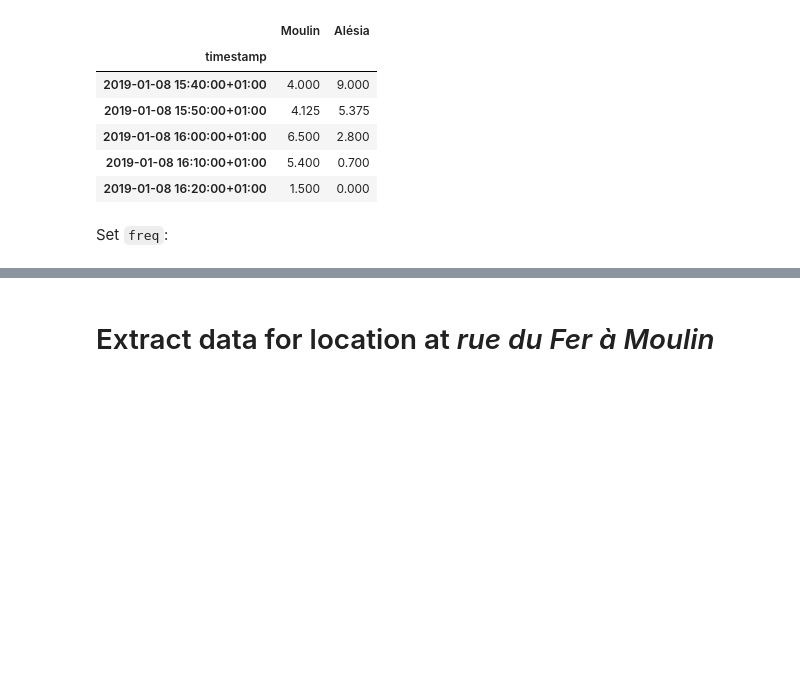
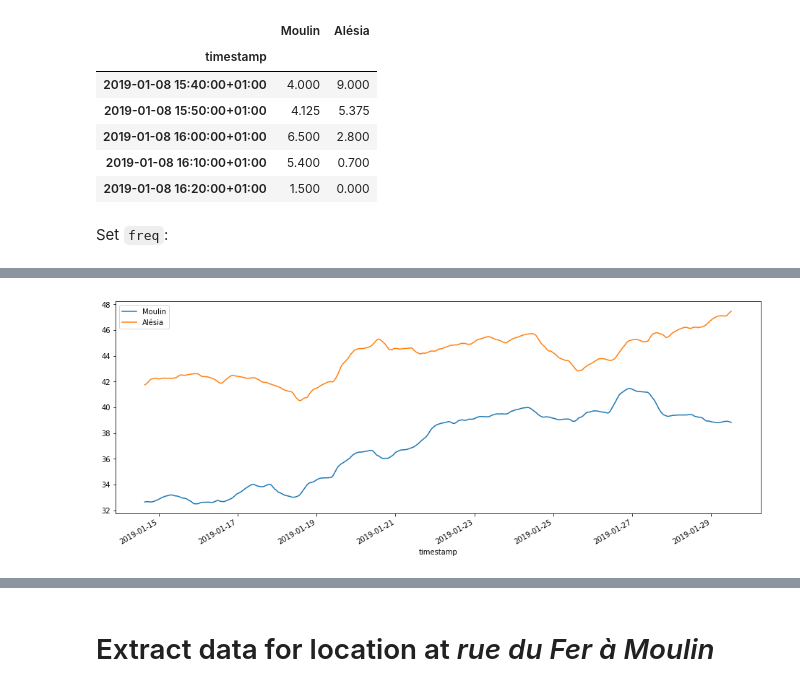
Before and after one commit to antoinechoffrut/la_permanence, a Jupyter notebook: la_permanence_stats.ipynb, the cells around one changed output, grey strips where cells are left out. Saved outputs shown, nothing was run; the diff lists cells and outputs as text; code cells hidden in the pictures; blank space fills up the shorter version.

```diff
--- a/la_permanence_stats.ipynb
+++ b/la_permanence_stats.ipynb
@@ -98,0 +125,4 @@ attendance = attendance.asfreq(FREQ)
+# %%
+attendance.rolling(6*DAY_SEASONALITY).mean().plot(figsize=(16, 6));
+# %% [output]
+[figure, added]
```
Also changed, not shown: parts of 19 cells of this notebook, 4 other files.
